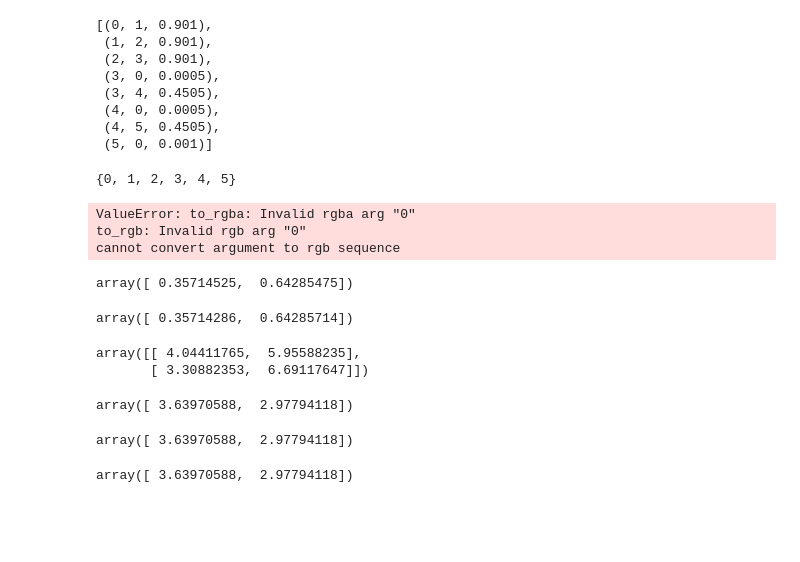
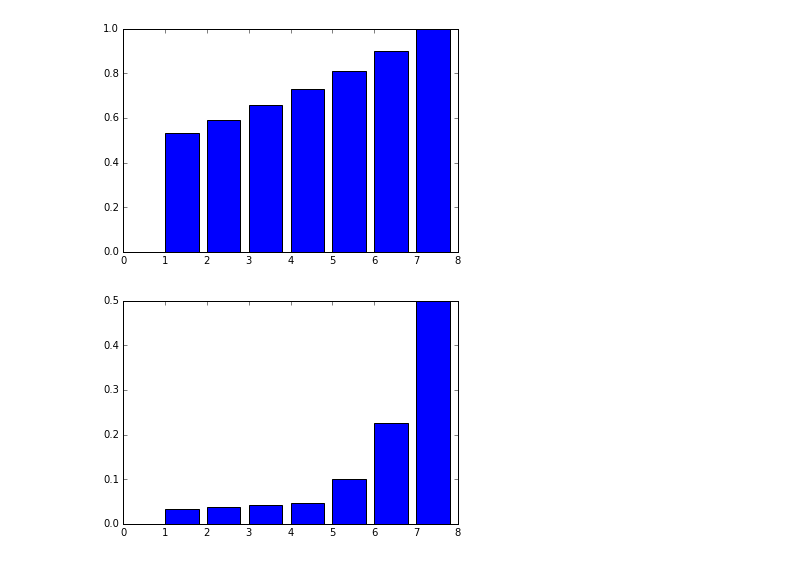
Before and after one commit to rldotai/mdpy, a Jupyter notebook: notebooks/chicken_analysis.ipynb, the cells around one changed output. Drawn from its saved outputs; the diff is of its cells as text; code cells hidden in the pictures; blank space fills up the shorter version.

```diff
--- a/notebooks/chicken_analysis.ipynb
+++ b/notebooks/chicken_analysis.ipynb
@@ -109,54 +107,11 @@ draw_graph(P_mu, G)
-# %%
-edge_weights = G_mu.edges(data='weight')
-# %% [output]
-[(0, 1, 0.901),
- (1, 2, 0.901),
- (2, 3, 0.901),
- (3, 0, 0.0005),
- (3, 4, 0.4505),
- (4, 0, 0.0005),
- (4, 5, 0.4505),
- (5, 0, 0.001)]
-# %%
-{k for k in G_mu}
-# %% [output]
-{0, 1, 2, 3, 4, 5}
-# %%
-plt.cm.Blues.from_list('hi', range(5))
-# %% [output]
-ValueError: to_rgba: Invalid rgba arg "0"
-to_rgb: Invalid rgb arg "0"
-cannot convert argument to rgb sequence
-# %%
-mdp.linalg.approx_stationary([[0.1, 0.9], [0.5, 0.5]])
-# %% [output]
-array([ 0.35714525,  0.64285475])
-# %%
-mdp.stationary(P)
-# %% [output]
-array([ 0.35714286,  0.64285714])
-# %%
-mdp.potential(0.9*P)
-# %% [output]
-array([[ 4.04411765,  5.95588235],
-       [ 3.30882353,  6.69117647]])
-# %%
-I = np.eye(ns)
-
-G = np.diag(np.ones(ns)*0.9)
-L = np.diag(np.ones(ns)*0.0)
-X = np.identity(ns)
-ivec = np.ones(ns)
-r = np.array([0.9, 0])
-# %%
-mdp.bellman(P, G, r)
-# %% [output]
-array([ 3.63970588,  2.97794118])
-# %%
-mdp.least_squares(P, G, X, r)
-# %% [output]
-array([ 3.63970588,  2.97794118])
-# %%
-mdp.td_solution(P, G, L, X, r)
-# %% [output]
-array([ 3.63970588,  2.97794118])
+# %%
+v_pi = mdp.bellman(P_pi, G, r_pi)
+v_mu = mdp.bellman(P_mu, G, r_mu)
+
+plt.bar(states, v_pi)
+plt.show()
+plt.bar(states, v_mu)
+plt.show()
+# %% [output]
+[figure, added]
+[figure, added]
```
Also changed, not shown: parts of 16 cells of this notebook.
